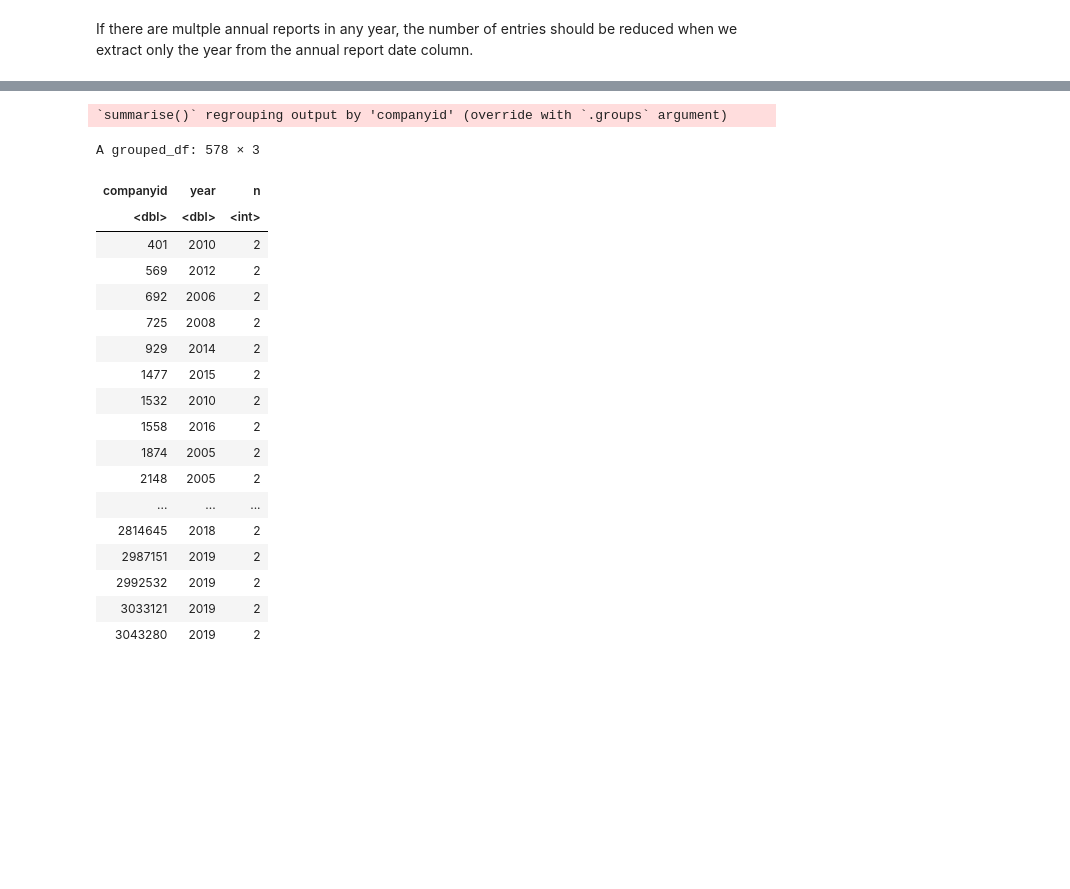
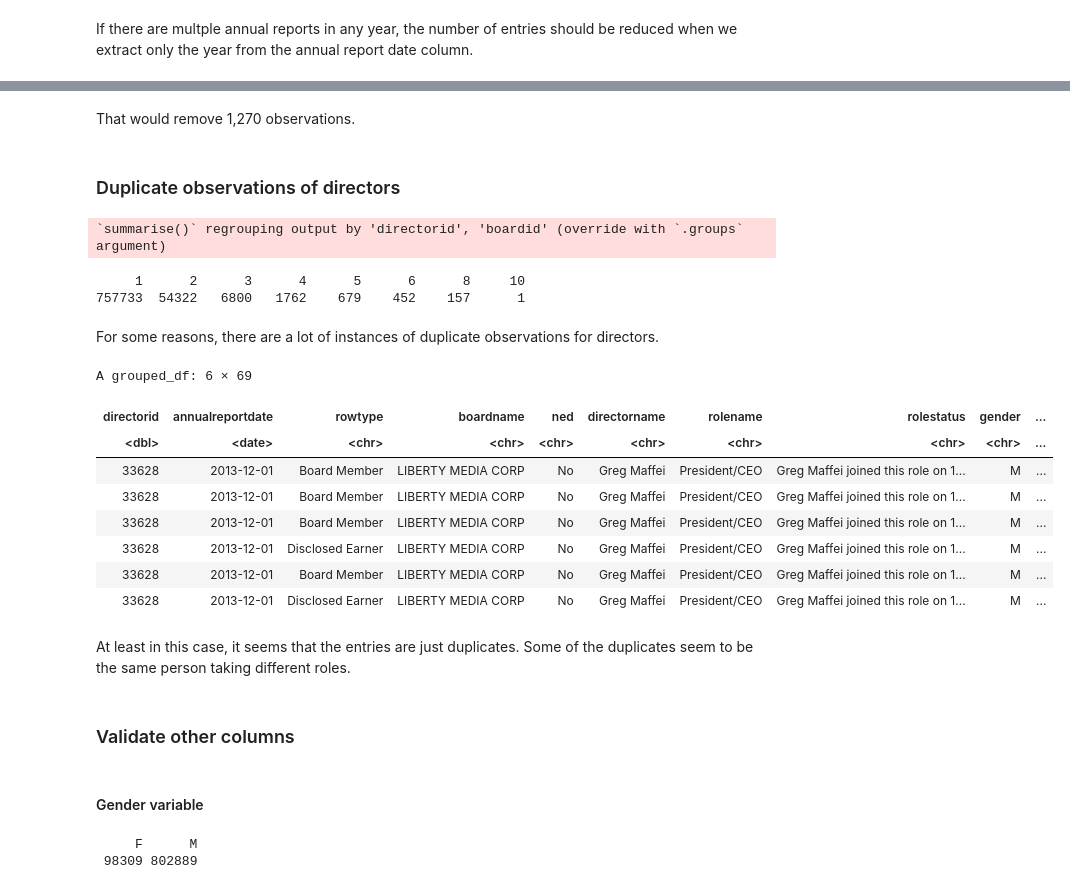
Before and after one commit to julianbarg/boardex, a Jupyter notebook: data_validation.ipynb, the cells around one changed output, grey strips where cells are left out. Cells and saved outputs as stored; diff of their text form; code cells hidden in the pictures; blank space fills up the shorter version.

```diff
--- a/data_validation.ipynb
+++ b/data_validation.ipynb
@@ -120,27 +191,43 @@ na_summary %>%
-# %%
-na_summary %>%
-    mutate(year = lubridate::year(annualreportdate)) %>%
-    group_by(companyid, year) %>%
-    summarize(n = n_distinct(annualreportdate)) %>%
-    filter(n > 1)
-# %% [output]
-`summarise()` regrouping output by 'companyid' (override with `.groups` argument)
-A grouped_df: 578 × 3
-| companyid | year | n |
-| <dbl> | <dbl> | <int> |
-| 401 | 2010 | 2 |
-| 569 | 2012 | 2 |
-| 692 | 2006 | 2 |
-| 725 | 2008 | 2 |
-| 929 | 2014 | 2 |
-| 1477 | 2015 | 2 |
-| 1532 | 2010 | 2 |
-| 1558 | 2016 | 2 |
-| 1874 | 2005 | 2 |
-| 2148 | 2005 | 2 |
-| ... | ... | ... |
-| 2814645 | 2018 | 2 |
-| 2987151 | 2019 | 2 |
-| 2992532 | 2019 | 2 |
-| 3033121 | 2019 | 2 |
-| 3043280 | 2019 | 2 |
+# %% [markdown]
+That would remove 1,270 observations.
+# %% [markdown]
+### Duplicate observations of directors
+# %%
+na_summary %>%
+    group_by(directorid, boardid, annualreportdate) %>%
+    summarize(n = n()) %>%
+    {table(.$n)}
+# %% [output]
+`summarise()` regrouping output by 'directorid', 'boardid' (override with `.groups` argument)
+     1      2      3      4      5      6      8     10
+757733  54322   6800   1762    679    452    157      1
+# %% [markdown]
+For some reasons, there are a lot of instances of duplicate observations for directors.
+# %%
+na_summary_original %>%
+    group_by(directorid, boardid, annualreportdate) %>%
+    mutate(n = n()) %>%
+    arrange(desc(n), annualreportdate) %>%
+    select(directorid, annualreportdate, everything()) %>%
+    head()
+# %% [output]
+A grouped_df: 6 × 69
+| directorid | annualreportdate | rowtype | boardname | ned | directorname | rolename | rolestatus | gender | ... |
+| <dbl> | <date> | <chr> | <chr> | <chr> | <chr> | <chr> | <chr> | <chr> | ... |
+| 33628 | 2013-12-01 | Board Member | LIBERTY MEDIA CORP | No | Greg Maffei | President/CEO | Greg Maffei joined this role on 1... | M | ... |
+| 33628 | 2013-12-01 | Board Member | LIBERTY MEDIA CORP | No | Greg Maffei | President/CEO | Greg Maffei joined this role on 1... | M | ... |
+| 33628 | 2013-12-01 | Board Member | LIBERTY MEDIA CORP | No | Greg Maffei | President/CEO | Greg Maffei joined this role on 1... | M | ... |
+| 33628 | 2013-12-01 | Disclosed Earner | LIBERTY MEDIA CORP | No | Greg Maffei | President/CEO | Greg Maffei joined this role on 1... | M | ... |
+| 33628 | 2013-12-01 | Board Member | LIBERTY MEDIA CORP | No | Greg Maffei | President/CEO | Greg Maffei joined this role on 1... | M | ... |
+| 33628 | 2013-12-01 | Disclosed Earner | LIBERTY MEDIA CORP | No | Greg Maffei | President/CEO | Greg Maffei joined this role on 1... | M | ... |
+# %% [markdown]
+At least in this case, it seems that the entries are just duplicates. Some of the duplicates seem to be the same person taking different roles.
+# %% [markdown]
+### Validate other columns
+# %% [markdown]
+#### Gender variable
+# %%
+table(na_summary$gender)
+# %% [output]
+     F      M
+ 98309 802889
```
Also changed, not shown: parts of 39 cells of this notebook, 2 other files.
